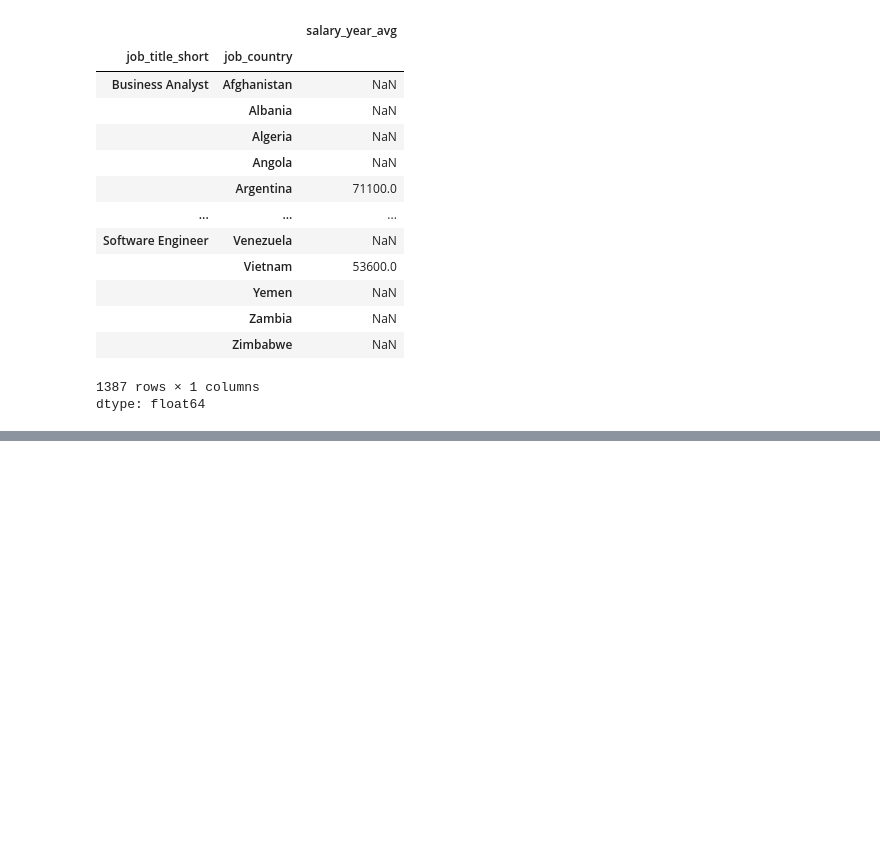
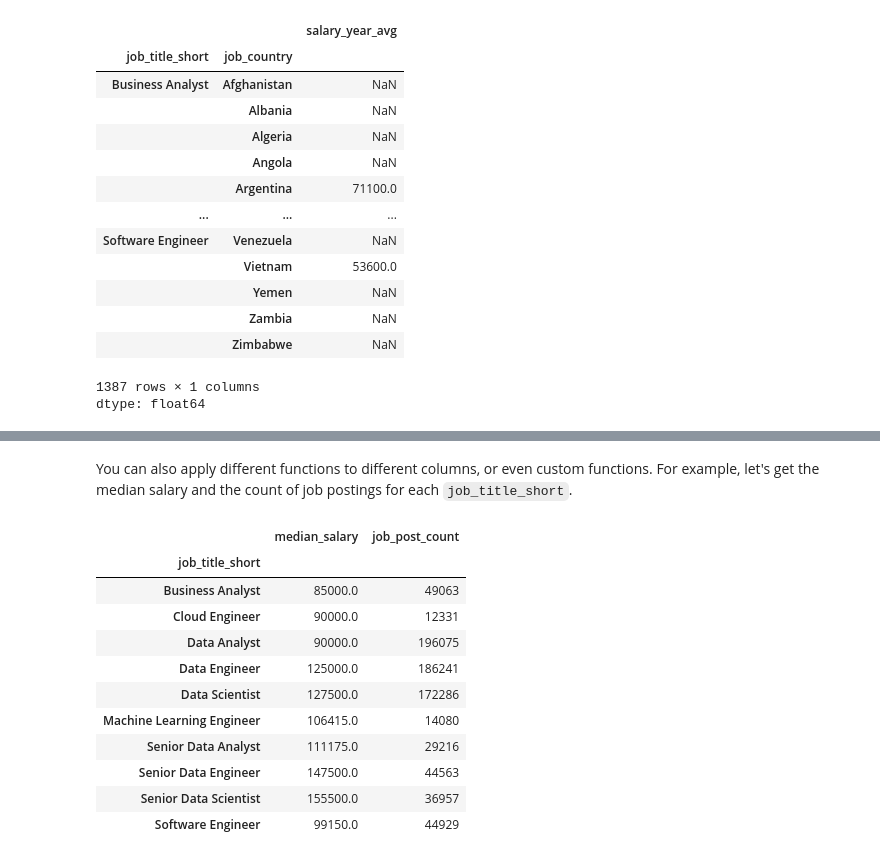
Before and after one commit to C0deB3ast/Data_analysis_work, a Jupyter notebook: Analysis_Pandas.ipynb, the cells around one changed output, grey strips where cells are left out. Cells and saved outputs as stored; diff of their text form; code cells hidden in the pictures; blank space fills up the shorter version.

```diff
--- a/Analysis_Pandas.ipynb
+++ b/Analysis_Pandas.ipynb
@@ -103,0 +125,21 @@ dtype: float64
+# %% [markdown]
+You can also apply different functions to different columns, or even custom functions. For example, let's get the median salary and the count of job postings for each `job_title_short`.
+# %%
+custom_agg = df.groupby('job_title_short').agg(
+    median_salary=('salary_year_avg', 'median'),
+    job_post_count=('job_title_short', 'count')
+)
+display(custom_agg)
+# %% [output]
+|  | median_salary | job_post_count |
+| job_title_short |  |  |
+| Business Analyst | 85000.0 | 49063 |
+| Cloud Engineer | 90000.0 | 12331 |
+| Data Analyst | 90000.0 | 196075 |
+| Data Engineer | 125000.0 | 186241 |
+| Data Scientist | 127500.0 | 172286 |
+| Machine Learning Engineer | 106415.0 | 14080 |
+| Senior Data Analyst | 111175.0 | 29216 |
+| Senior Data Engineer | 147500.0 | 44563 |
+| Senior Data Scientist | 155500.0 | 36957 |
+| Software Engineer | 99150.0 | 44929 |
```
Also changed, not shown: parts of 8 cells of this notebook.
